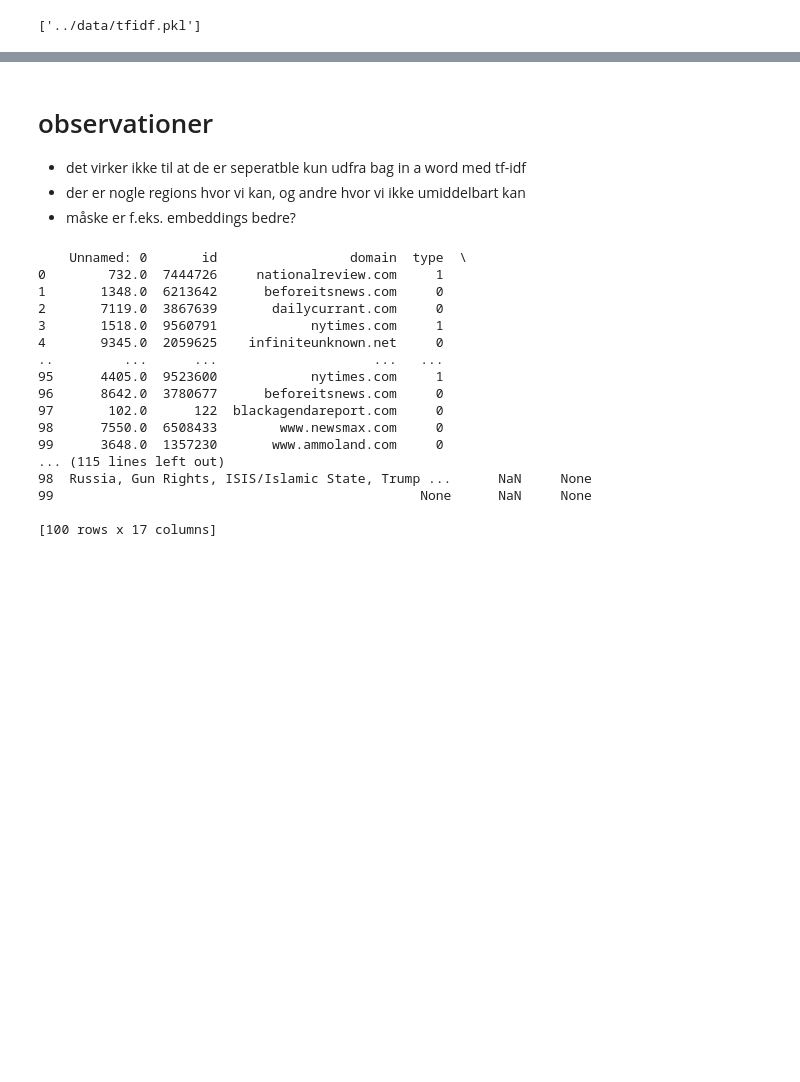
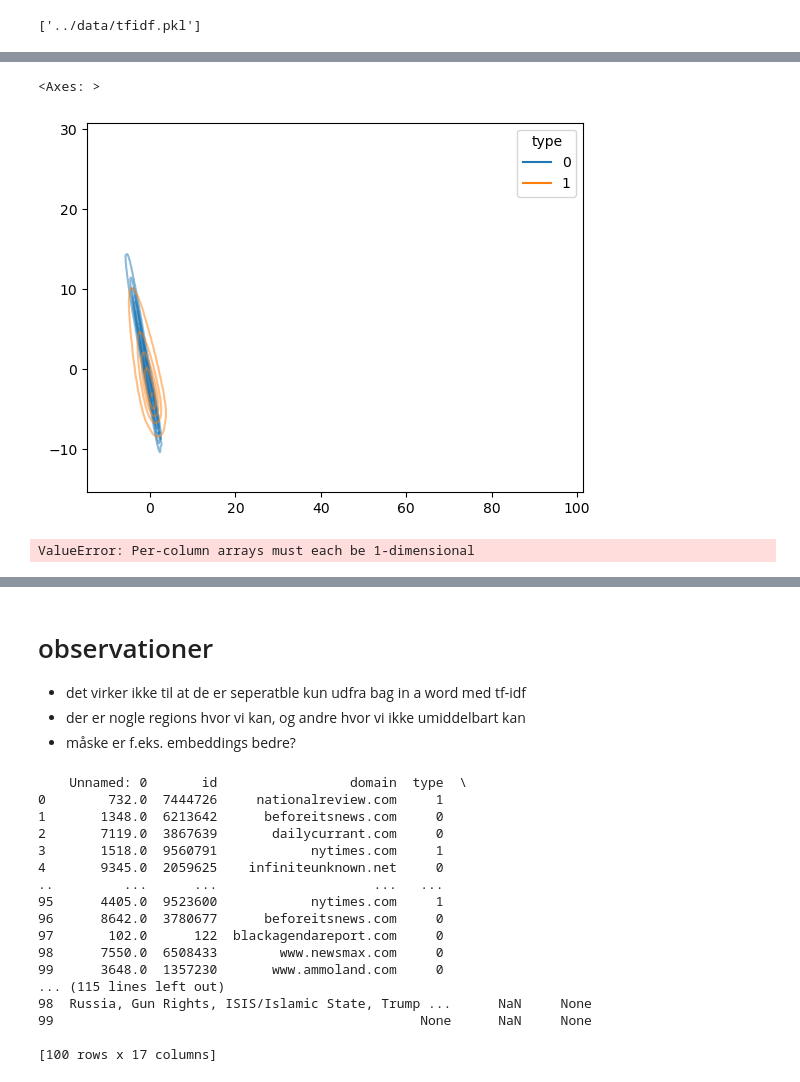
Before and after one commit to Laplace0000/GDS_TwoTime, a Jupyter notebook: src/project.ipynb, the cells around one changed output, grey strips where cells are left out. Drawn from its saved outputs; the diff is of its cells as text; code cells hidden in the pictures; blank space fills up the shorter version.

```diff
--- a/src/project.ipynb
+++ b/src/project.ipynb
@@ -591,0 +649,9 @@ sns.kdeplot(x=PCA_fake[:, 0], y=PCA_fake[:, 1],color="red", thresh=0.15, alpha=0
+# %%
+sns.kdeplot(x = PCA_data[:, 0], y = PCA_data[:, 1], hue=fndf["type"], fill=False, alpha=0.5)
+# %% [output]
+<Axes: >
+[figure, added]
+# %%
+sns.scatterplot(x = PCA_data[:, 0], y = PCA_data[:, 1], hue=fndf["type"])
+# %% [output]
+ValueError: Per-column arrays must each be 1-dimensional
```
Also changed, not shown: parts of 71 cells of this notebook.
